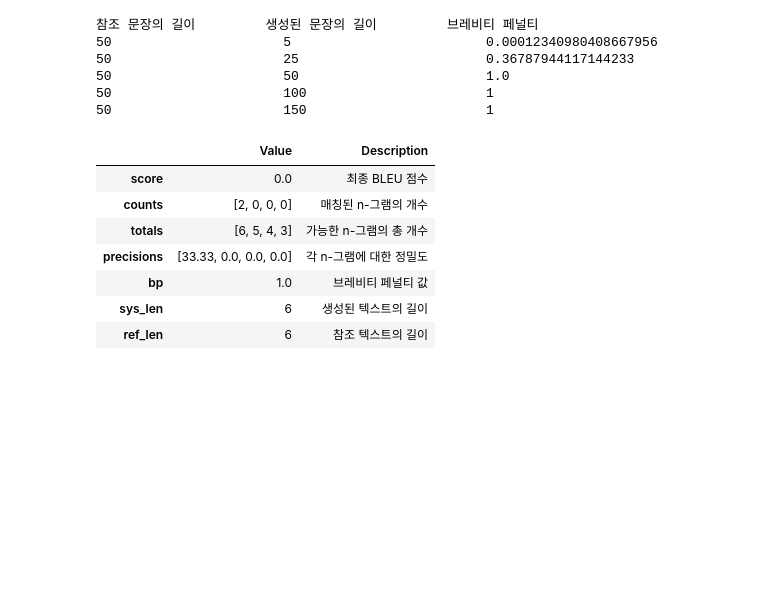
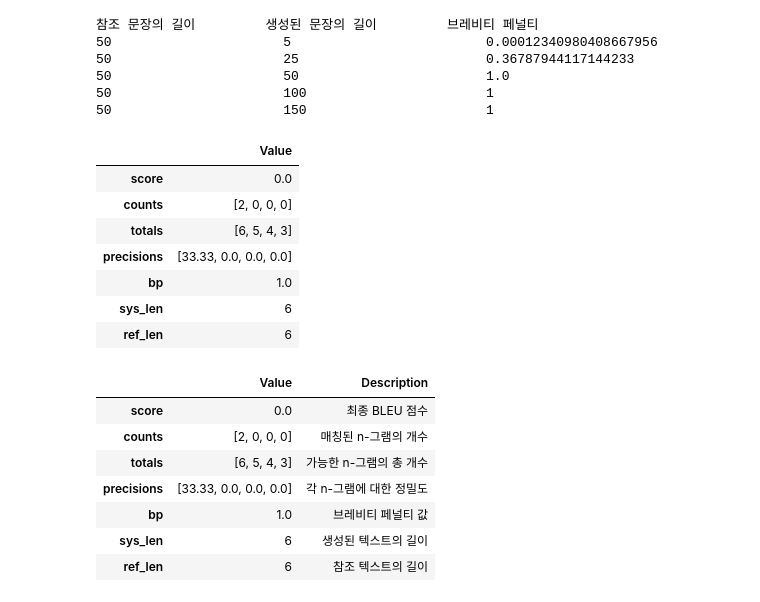
Before and after one commit to mjk0618/huggingface_study, a Jupyter notebook: 06_summarization.ipynb, the cells around one changed output. Saved outputs shown, nothing was run; the diff lists cells and outputs as text; code cells hidden in the pictures; blank space fills up the shorter version.

```diff
--- a/06_summarization.ipynb
+++ b/06_summarization.ipynb
@@ -251,4 +258,25 @@ for can_len in can_lens:
 from datasets import load_metric
 
 bleu_metric = load_metric("sacrebleu")
+# %%
+from evaluate import load
+
+bleu_metric_new = load("sacrebleu")
+# %%
+results = bleu_metric_new.compute(
+        predictions=["the the the the the the"], references=[["the cat is on the mat"]],
+        smooth_method="floor", smooth_value=0)
+results["precisions"] = [np.round(p, 2) for p in results["precisions"]]
+
+df = pd.DataFrame.from_dict(results, orient="index", columns=["Value"])
+df
+# %% [output]
+|  | Value |
+| score | 0.0 |
+| counts | [2, 0, 0, 0] |
+| totals | [6, 5, 4, 3] |
+| precisions | [33.33, 0.0, 0.0, 0.0] |
+| bp | 1.0 |
+| sys_len | 6 |
+| ref_len | 6 |
 # %%
```
Also changed, not shown: parts of 24 cells of this notebook.
